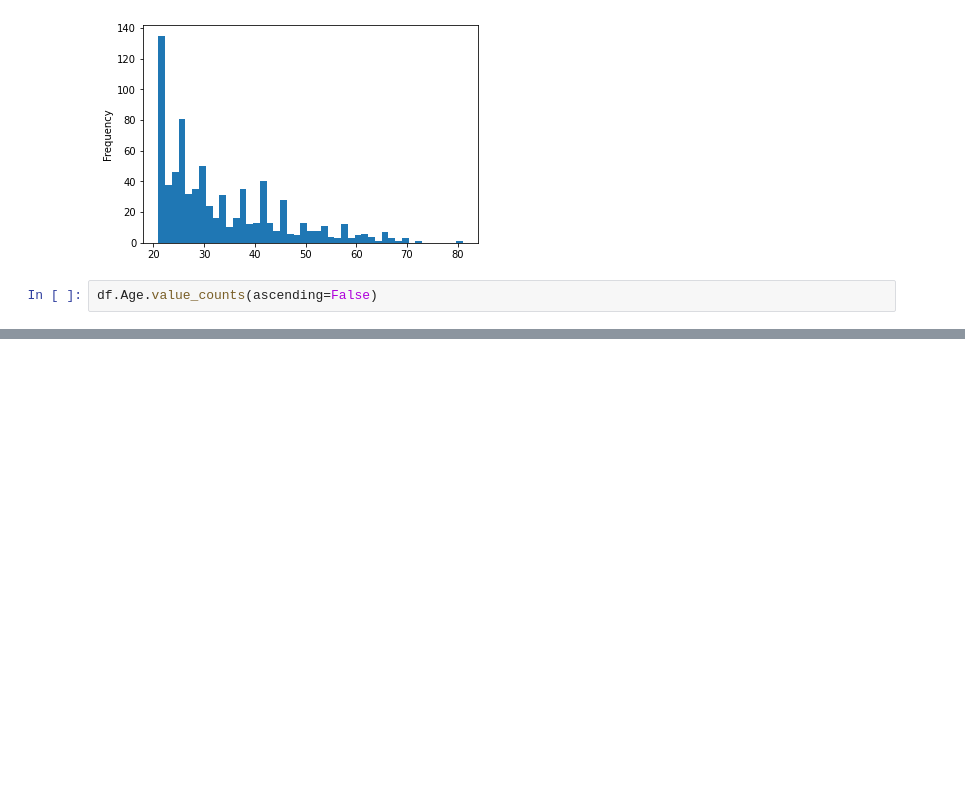
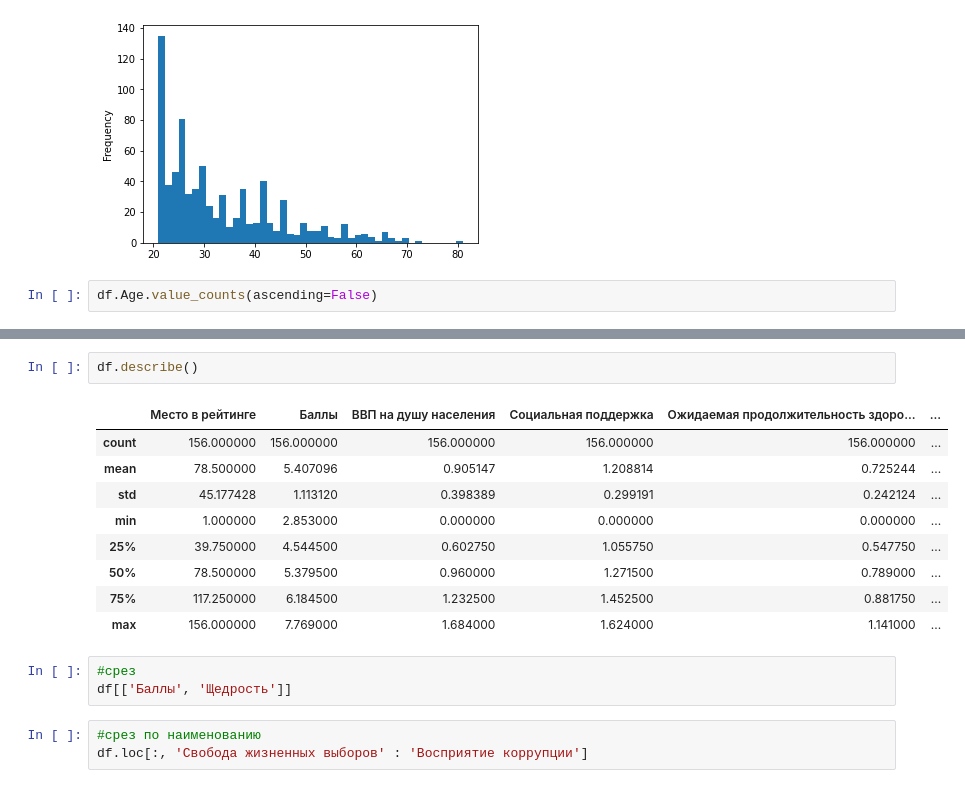
Before and after one commit to Vitalyastiy/courses, a Jupyter notebook: pandas/.Pandas_рабочие тетрадки.ipynb, the cells around one changed output, grey strips where cells are left out. Saved outputs shown, nothing was run; the diff lists cells and outputs as text; blank space fills up the shorter version.

```diff
--- a/pandas/.Pandas_рабочие тетрадки.ipynb
+++ b/pandas/.Pandas_рабочие тетрадки.ipynb
@@ -52,0 +108,18 @@ df.Age.value_counts(ascending=False)
+# %%
+df.describe()
+# %% [output]
+|  | Место в рейтинге | Баллы | ВВП на душу населения | Социальная поддержка | Ожидаемая продолжительность здоро... | ... |
+| count | 156.000000 | 156.000000 | 156.000000 | 156.000000 | 156.000000 | ... |
+| mean | 78.500000 | 5.407096 | 0.905147 | 1.208814 | 0.725244 | ... |
+| std | 45.177428 | 1.113120 | 0.398389 | 0.299191 | 0.242124 | ... |
+| min | 1.000000 | 2.853000 | 0.000000 | 0.000000 | 0.000000 | ... |
+| 25% | 39.750000 | 4.544500 | 0.602750 | 1.055750 | 0.547750 | ... |
+| 50% | 78.500000 | 5.379500 | 0.960000 | 1.271500 | 0.789000 | ... |
+| 75% | 117.250000 | 6.184500 | 1.232500 | 1.452500 | 0.881750 | ... |
+| max | 156.000000 | 7.769000 | 1.684000 | 1.624000 | 1.141000 | ... |
+# %%
+#срез
+df[['Баллы', 'Щедрость']]
+# %%
+#срез по наименованию
+df.loc[:, 'Свобода жизненных выборов' : 'Восприятие коррупции']
```
Also changed, not shown: parts of 29 cells of this notebook.
